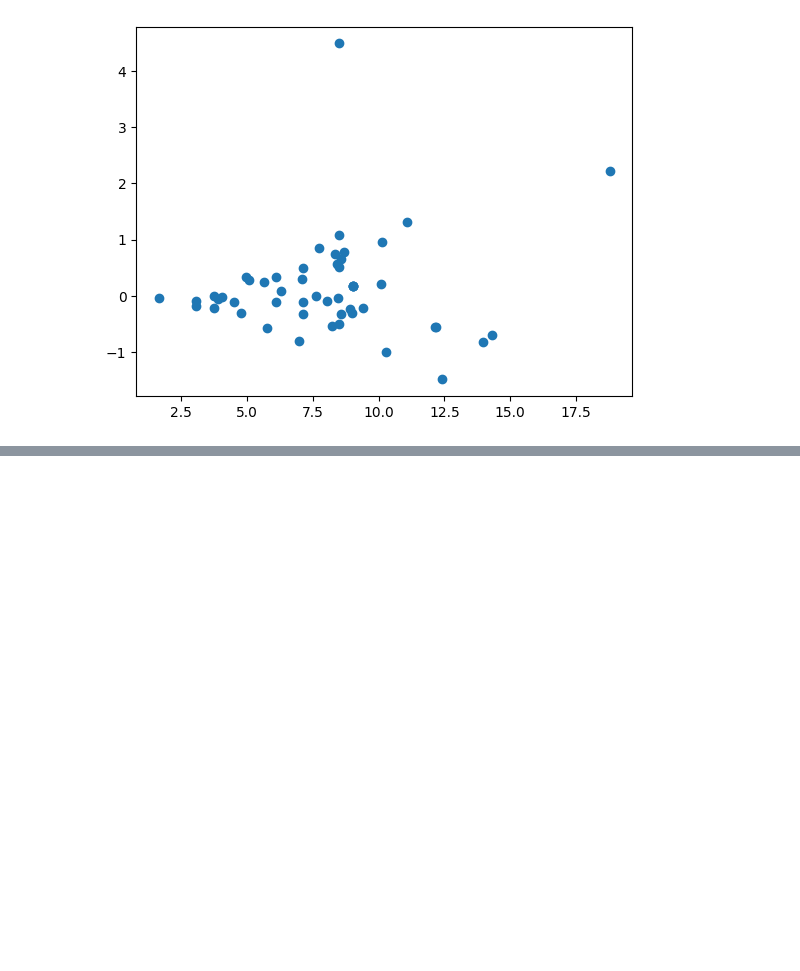
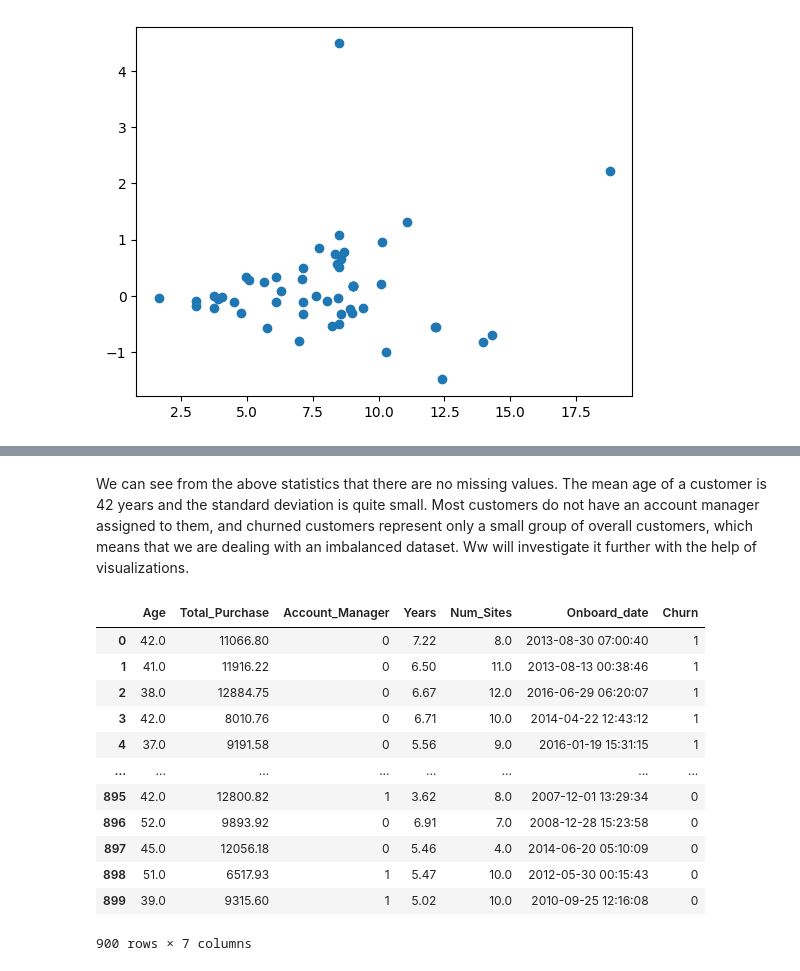
Before and after one commit to Juliana-Yakimchuk/Spark_MLLib-Machine-Learning, a Jupyter notebook: ML_Spark.ipynb, the cells around one changed output, grey strips where cells are left out. Saved outputs shown, nothing was run; the diff lists cells and outputs as text; code cells hidden in the pictures; blank space fills up the shorter version.

```diff
--- a/ML_Spark.ipynb
+++ b/ML_Spark.ipynb
@@ -685,0 +809,2 @@ plt.scatter(predicted,residuals)
+# %% [markdown]
+We can see from the above statistics that there are no missing values. The mean age of a customer is 42 years and the standard deviation is quite small. Most customers do not have an account manager assigned to them, and churned customers represent only a small group of overall customers, which means that we are dealing with an imbalanced dataset. Ww will investigate it further with the help of visualizations.
@@ -685,0 +813,16 @@ plt.scatter(predicted,residuals)
+# %%
+visual
+# %% [output]
+|  | Age | Total_Purchase | Account_Manager | Years | Num_Sites | Onboard_date | Churn |
+| 0 | 42.0 | 11066.80 | 0 | 7.22 | 8.0 | 2013-08-30 07:00:40 | 1 |
+| 1 | 41.0 | 11916.22 | 0 | 6.50 | 11.0 | 2013-08-13 00:38:46 | 1 |
+| 2 | 38.0 | 12884.75 | 0 | 6.67 | 12.0 | 2016-06-29 06:20:07 | 1 |
+| 3 | 42.0 | 8010.76 | 0 | 6.71 | 10.0 | 2014-04-22 12:43:12 | 1 |
+| 4 | 37.0 | 9191.58 | 0 | 5.56 | 9.0 | 2016-01-19 15:31:15 | 1 |
+| ... | ... | ... | ... | ... | ... | ... | ... |
+| 895 | 42.0 | 12800.82 | 1 | 3.62 | 8.0 | 2007-12-01 13:29:34 | 0 |
+| 896 | 52.0 | 9893.92 | 0 | 6.91 | 7.0 | 2008-12-28 15:23:58 | 0 |
+| 897 | 45.0 | 12056.18 | 0 | 5.46 | 4.0 | 2014-06-20 05:10:09 | 0 |
+| 898 | 51.0 | 6517.93 | 1 | 5.47 | 10.0 | 2012-05-30 00:15:43 | 0 |
+| 899 | 39.0 | 9315.60 | 1 | 5.02 | 10.0 | 2010-09-25 12:16:08 | 0 |
+900 rows × 7 columns
```
Also changed, not shown: parts of 23 cells of this notebook.
